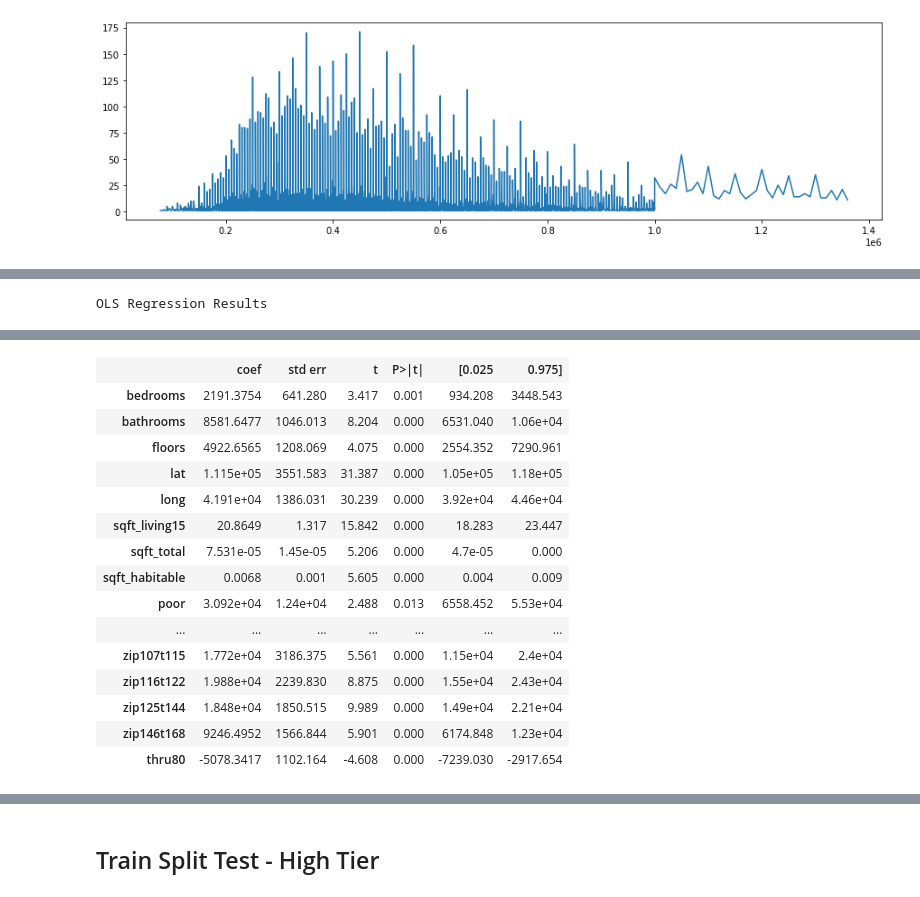
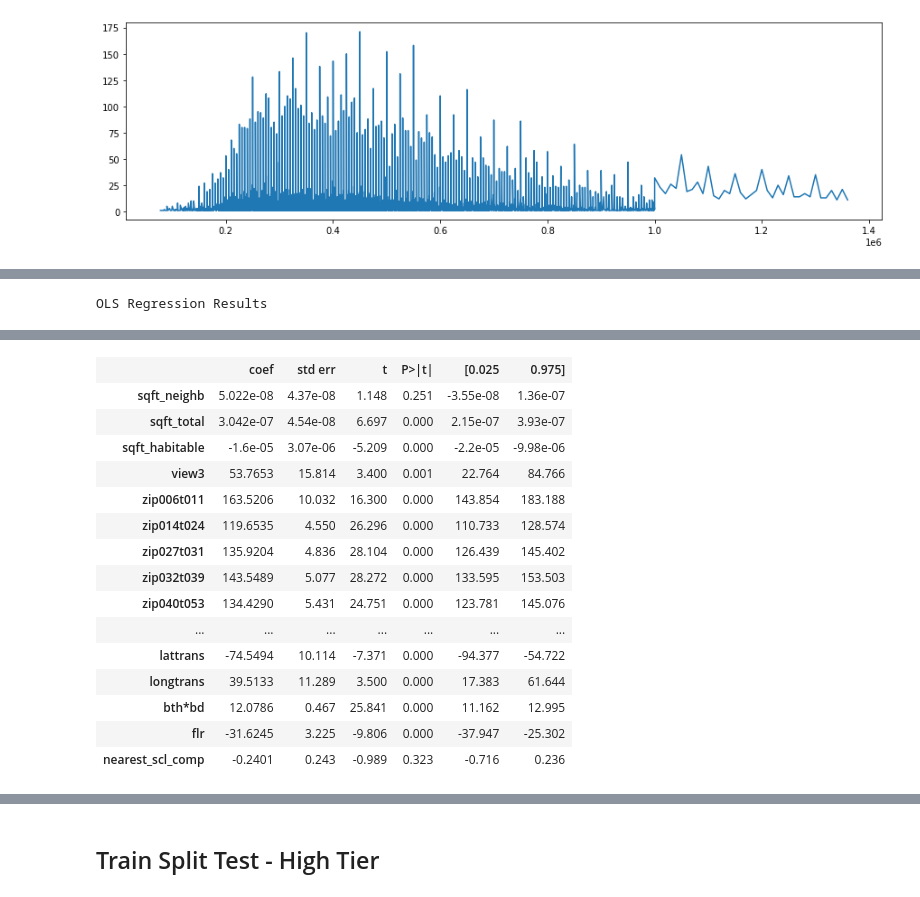
Before and after one commit to BlueViper8907/King-County-Housing-Regression, a Jupyter notebook: student_OSEMN.ipynb, the cells around one changed output, grey strips where cells are left out. Drawn from its saved outputs; the diff is of its cells as text; code cells hidden in the pictures.

```diff
--- a/student_OSEMN.ipynb
+++ b/student_OSEMN.ipynb
@@ -141,3 +157,6 @@ dumm = pd.get_dummies(kc_data['zipcode'], prefix=None, drop_first=True)
 kc_data = kc_data.merge(dumm, left_index=True, right_index=True)
 dumm = pd.get_dummies(kc_data['yr_built'], prefix=None, drop_first=True)
 kc_data = kc_data.merge(dumm, left_index=True, right_index=True)
+# %%
+#sqrt trasnforming price so that it's more normalized
+kc_data['pricesqrt'] = kc_data['price'].apply(np.sqrt)
@@ -203,17 +230,17 @@ numpy.float64
 # %%
 #calculate distance between schools and data
 kc = {}
-kc3 = {}
 kc5 = {}
 # approximate radius of earth in miles  miles
 i = 0
+#iterate over each of our rows in the dataframe
 while i <= 21498:
     R = 3963.0
     k = 0
     lat1 = radians(kc_data['lat'].iloc[i])
     lon1 = radians(kc_data['long'].iloc[i])
     distance = []
-
+    #iterate over each school to see which school is the closest to each row in our datframe
     while k <= 641:
         lat2 = radians(schools['LAT_CEN'].iloc[k])
         lon2 = radians(schools['LONG_CEN'].iloc[k])
@@ -226,10 +253,11 @@ while i <= 21498:
         distance.append(R * c)
 
         k += 1
-
+    #sort schools by distance
     distance.sort()
+    #choose closest school
     kc[i] = distance[0:1]
-    kc3[i] = sum(distance[0:3])
+    #find some of distance to nearest 5 schools
     kc5[i] = sum(distance[0:5])
     i += 1
 # %%
@@ -238,7 +265,6 @@ kc3 = pd.DataFrame.from_dict(kc3, orient='index', columns=['mi_3_scls'])
 kc5 = pd.DataFrame.from_dict(kc5, orient='index', columns=['mi_5_scls'])
 # %%
 kc_data = kc_data.merge(kc1, left_index=True, right_index=True)
-kc_data = kc_data.merge(kc3, left_index=True, right_index=True)
 kc_data = kc_data.merge(kc5, left_index=True, right_index=True)
 # %% [markdown]
 ## Check for NaN
@@ -587,3 +583,10 @@ for i in range(1,100):
 0.97 percentile: 1060000.0
 0.98 percentile: 1150000.0
 0.99 percentile: 1250000.0
+# %%
+kc_data['flr'] = kc_data['floors']-kc_data['floors'].mean()
+kc_data['bth*bd'] = kc_data['bathrooms']*kc_data['bedrooms']
+kc_data['near_scl_comp'] = kc_data['mi_nearest_scl']-kc_data['mi_nearest_scl'].mean()
+kc_data['near_5_scl_comp'] = kc_data['mi_5_scls']-kc_data['mi_5_scls'].mean()
+kc_data['lattrans'] = kc_data['lat']-kc_data['lat'].mean()
+kc_data.columns
@@ -593,18 +623,16 @@ midtier = kc_data[(kc_data.price > 348000) & (kc_data.price<=480000) ]
 uppermidtier = kc_data[(kc_data.price > 480000) & (kc_data.price<=664000) ]
 hightier = kc_data[(kc_data.price >664000) & (kc_data.price<=1080000)]
 
-lowincome = ['bedrooms', 'bathrooms', 'floors', 'lat', 'long',
-             'sqft_living15',  'sqft_total', 'sqft_habitable',
-             'poor', 'okay', 'good', 'great',
-             'view1', 'view2', 'view3',
-             'D','Cpl', 'Bmin', 'B',
-             'zip032t039', 'zip055t065', 'zip070t077', 'zip092t106',
-             'zip107t115', 'zip116t122', 'zip125t144', 'zip146t168',
-             'thru80']
+lowincome = ['sqft_neighb', 'sqft_total', 'sqft_habitable',
+             'view3', 'zip006t011',
+             'zip014t024', 'zip027t031', 'zip032t039', 'zip040t053', 'zip055t065',
+             'zip070t077', 'zip092t106', 'zip107t115', 'zip116t122', 'zip125t144',
+             'zip146t168', 'zip177t199', 'thru2000', 'thru2020', 'thru40', 'thru60',
+             'thru80', 'lattrans', 'longtrans', 'bth*bd', 'flr', 'nearest_scl_comp']
 
 
 mediumincome = ['bathrooms', 'lat', 'long',
-                'sqft_living15', 'sqft_total', 'sqft_habitable',
+                'sqft_neighb', 'sqft_habitable',
                 'view2', 'Cpl', 'Bmin', 'B', 'Bpl',
                 'zip006t011', 'zip014t024', 'zip040t053',
                 'zip070t077', 'zip107t115', 'zip116t122',
@@ -612,23 +640,22 @@ mediumincome = ['bathrooms', 'lat', 'long',
                 'thru2020', 'thru60', 'thru80']
 
 uppermedincome = ['bedrooms', 'bathrooms', 'floors', 'waterfront',
-                  'lat', 'long', 'sqft_living15', 'sqft_habitable',
+                  'lat', 'long', 'sqft_neighb', 'sqft_habitable',
                   'D',  'Bmin', 'B', 'Bpl', 'Amin',
                   'zip027t031', 'zip032t039', 'zip055t065',
                   'zip125t144', 'zip146t168',  'thru2000',
                   'thru2020', 'thru80', 'mi_5_scls']
 
 highincome = ['bedrooms', 'bathrooms', 'waterfront', 'yr_renovated',
-              'sqft_living15',
-              'poor','good', 'great',
+              'sqft_neighb','good',
               'Cmin','C', 'Cpl',  'B', 'Bpl', 'Amin',
               'zip006t011', 'zip014t024', 'zip032t039', 'zip040t053',
               'zip055t065', 'zip092t106', 'zip107t115', 'zip116t122',
               'zip125t144', 'zip146t168', 'zip177t199', 'thru2000',
               'thru2020', 'thru40', 'thru60', 'thru80',
-              'mi_nearest_scl',	'mi_3_scls', 'mi_5_scls']
+              'mi_nearest_scl', 'mi_5_scls']
 
-def make_ols(df, x_columns, drops=None, target='price', add_constant=False):
+def make_ols(df, x_columns, drops=None, target='pricesqrt', add_constant=False):
     if drops:
         drops.append(target)
         X = df.drop(columns=drops)
@@ -645,8 +672,11 @@ def make_ols(df, x_columns, drops=None, target='price', add_constant=False):
 
 
 make_ols(lowtier,lowincome)
-make_ols(midtier,mediumincome)
-make_ols(uppermidtier,uppermedincome)
-make_ols(hightier,highincome)
+# make_ols(midtier,mediumincome)
+# make_ols(uppermidtier,uppermedincome)
+# make_ols(hightier,highincome)
+X = lowtier[lowincome]
+vif = [variance_inflation_factor(X.values, i) for i in range(X.shape[1])]
+list(zip(lowincome, vif))
 # %% [output]
 OLS Regression Results
@@ -661,17 +691,17 @@ OLS Regression Results
 | Covariance Type: | nonrobust |  |  |
 |  | coef | std err | t | P>|t| | [0.025 | 0.975] |
-| bedrooms | 2191.3754 | 641.280 | 3.417 | 0.001 | 934.208 | 3448.543 |
-| bathrooms | 8581.6477 | 1046.013 | 8.204 | 0.000 | 6531.040 | 1.06e+04 |
-| floors | 4922.6565 | 1208.069 | 4.075 | 0.000 | 2554.352 | 7290.961 |
-| lat | 1.115e+05 | 3551.583 | 31.387 | 0.000 | 1.05e+05 | 1.18e+05 |
-| long | 4.191e+04 | 1386.031 | 30.239 | 0.000 | 3.92e+04 | 4.46e+04 |
-| sqft_living15 | 20.8649 | 1.317 | 15.842 | 0.000 | 18.283 | 23.447 |
-| sqft_total | 7.531e-05 | 1.45e-05 | 5.206 | 0.000 | 4.7e-05 | 0.000 |
-| sqft_habitable | 0.0068 | 0.001 | 5.605 | 0.000 | 0.004 | 0.009 |
-| poor | 3.092e+04 | 1.24e+04 | 2.488 | 0.013 | 6558.452 | 5.53e+04 |
+| sqft_neighb | 5.022e-08 | 4.37e-08 | 1.148 | 0.251 | -3.55e-08 | 1.36e-07 |
+| sqft_total | 3.042e-07 | 4.54e-08 | 6.697 | 0.000 | 2.15e-07 | 3.93e-07 |
+| sqft_habitable | -1.6e-05 | 3.07e-06 | -5.209 | 0.000 | -2.2e-05 | -9.98e-06 |
+| view3 | 53.7653 | 15.814 | 3.400 | 0.001 | 22.764 | 84.766 |
+| zip006t011 | 163.5206 | 10.032 | 16.300 | 0.000 | 143.854 | 183.188 |
+| zip014t024 | 119.6535 | 4.550 | 26.296 | 0.000 | 110.733 | 128.574 |
+| zip027t031 | 135.9204 | 4.836 | 28.104 | 0.000 | 126.439 | 145.402 |
+| zip032t039 | 143.5489 | 5.077 | 28.272 | 0.000 | 133.595 | 153.503 |
+| zip040t053 | 134.4290 | 5.431 | 24.751 | 0.000 | 123.781 | 145.076 |
 | ... | ... | ... | ... | ... | ... | ... |
-| zip107t115 | 1.772e+04 | 3186.375 | 5.561 | 0.000 | 1.15e+04 | 2.4e+04 |
-| zip116t122 | 1.988e+04 | 2239.830 | 8.875 | 0.000 | 1.55e+04 | 2.43e+04 |
-| zip125t144 | 1.848e+04 | 1850.515 | 9.989 | 0.000 | 1.49e+04 | 2.21e+04 |
-| zip146t168 | 9246.4952 | 1566.844 | 5.901 | 0.000 | 6174.848 | 1.23e+04 |
-| thru80 | -5078.3417 | 1102.164 | -4.608 | 0.000 | -7239.030 | -2917.654 |
+| lattrans | -74.5494 | 10.114 | -7.371 | 0.000 | -94.377 | -54.722 |
+| longtrans | 39.5133 | 11.289 | 3.500 | 0.000 | 17.383 | 61.644 |
+| bth*bd | 12.0786 | 0.467 | 25.841 | 0.000 | 11.162 | 12.995 |
+| flr | -31.6245 | 3.225 | -9.806 | 0.000 | -37.947 | -25.302 |
+| nearest_scl_comp | -0.2401 | 0.243 | -0.989 | 0.323 | -0.716 | 0.236 |
```
Also changed, not shown: parts of 65 cells of this notebook, 1 other file.
